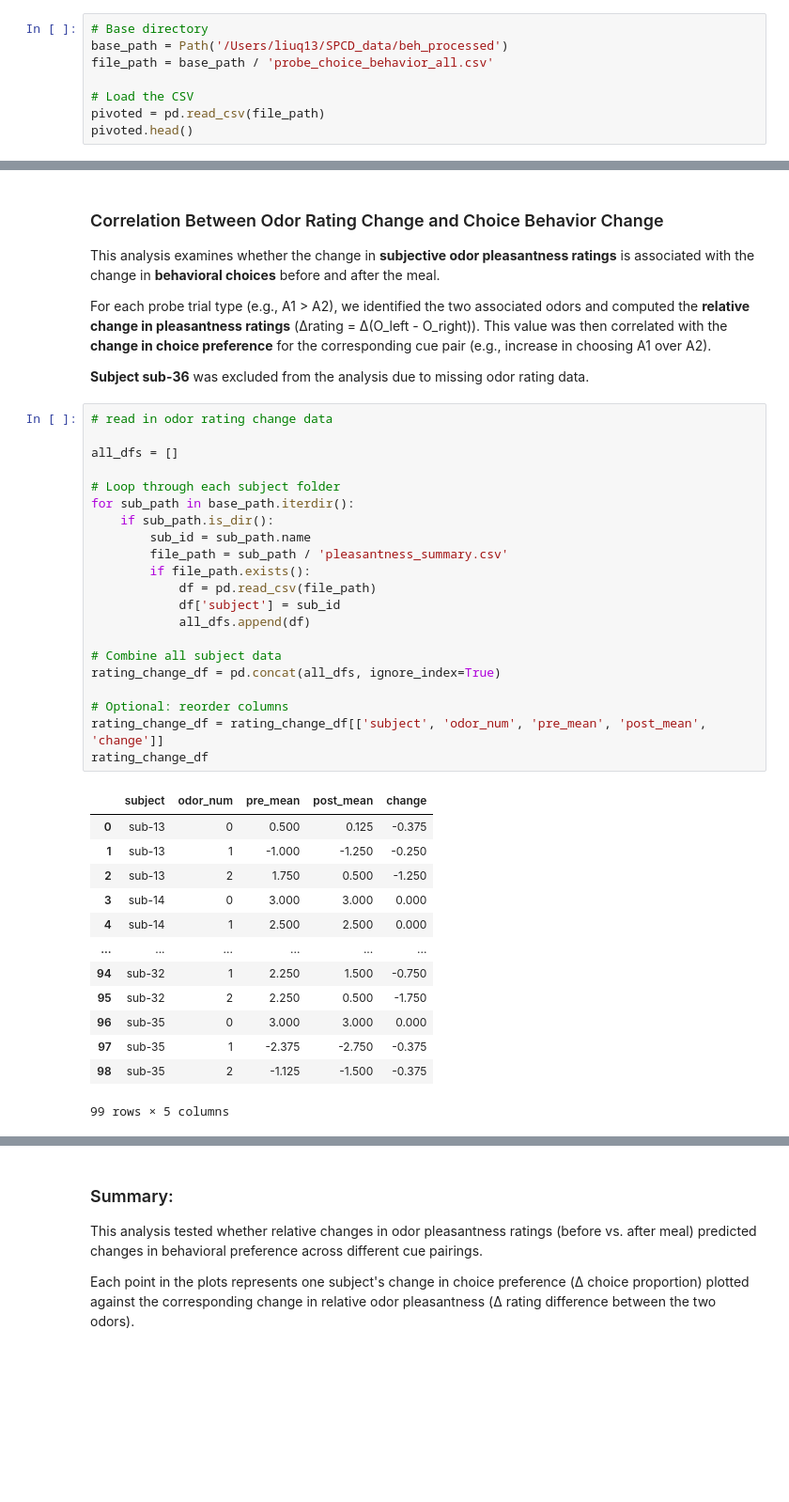
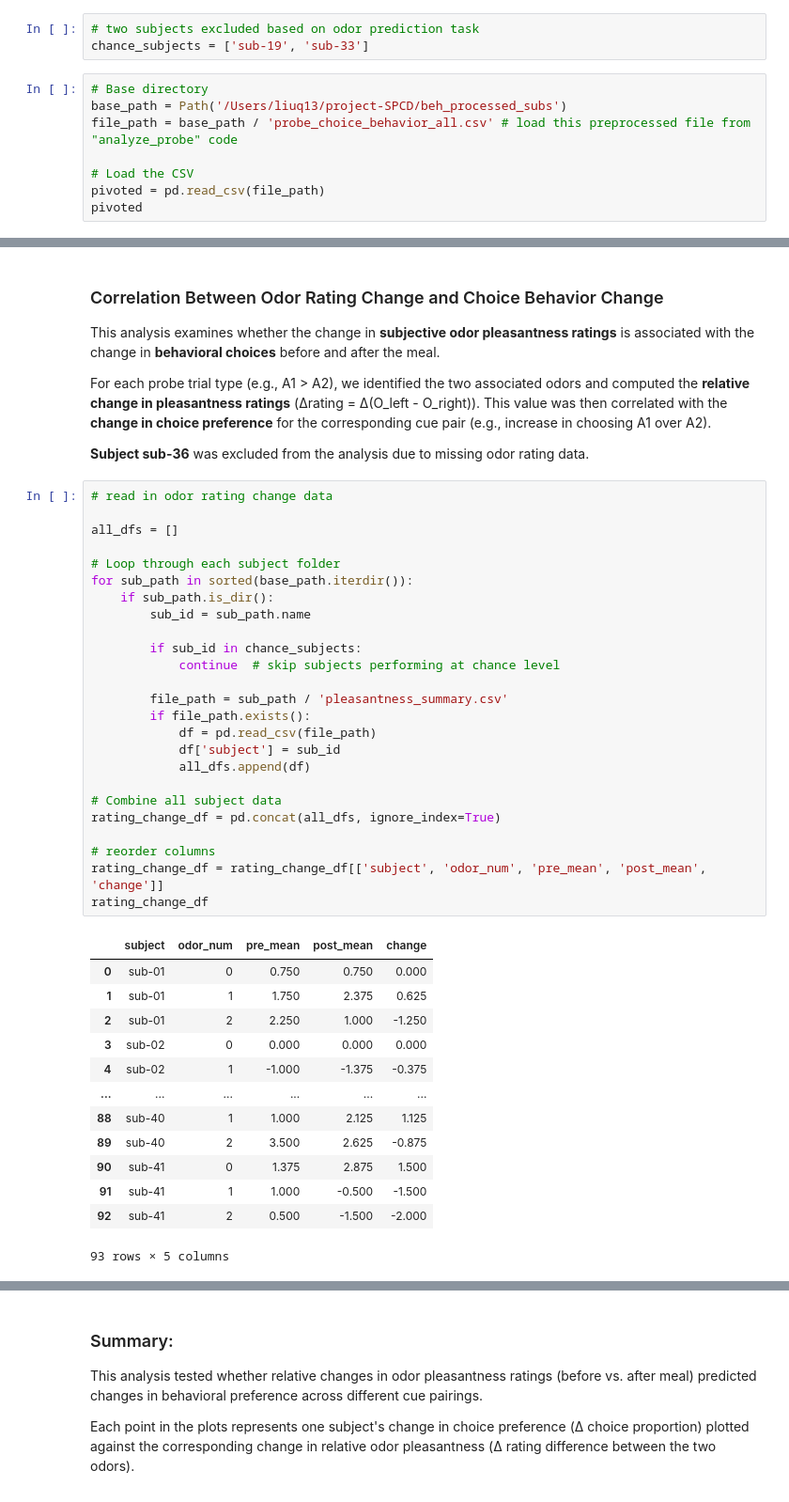
Before and after one commit to QingfangLiu/project-spcd, a Jupyter notebook: scripts_behavior/corr_probe_beh_odor_rating.ipynb, the cells around one changed output, grey strips where cells are left out. Shown at 94% size. Drawn from its saved outputs; the diff is of its cells as text; blank space fills up the shorter version.

```diff
--- a/scripts_behavior/corr_probe_beh_odor_rating.ipynb
+++ b/scripts_behavior/corr_probe_beh_odor_rating.ipynb
@@ -17,10 +24,13 @@ from scipy.stats import pearsonr
+# %%
+# two subjects excluded based on odor prediction task
+chance_subjects = ['sub-19', 'sub-33']
 # %%
 # Base directory
-base_path = Path('/Users/liuq13/SPCD_data/beh_processed')
-file_path = base_path / 'probe_choice_behavior_all.csv'
+base_path = Path('/Users/liuq13/project-SPCD/beh_processed_subs')
+file_path = base_path / 'probe_choice_behavior_all.csv' # load this preprocessed file from "analyze_probe" code
 
 # Load the CSV
 pivoted = pd.read_csv(file_path)
-pivoted.head()
+pivoted
 # %% [output]
 |  | subject | choice_class | post | pre | change |
@@ -40,35 +57,39 @@ For each probe trial type (e.g., A1 > A2), we identified the two associated odor
 # %%
 # read in odor rating change data
 
 all_dfs = []
 
 # Loop through each subject folder
-for sub_path in base_path.iterdir():
+for sub_path in sorted(base_path.iterdir()):
     if sub_path.is_dir():
         sub_id = sub_path.name
+
+        if sub_id in chance_subjects:
+            continue  # skip subjects performing at chance level
+
         file_path = sub_path / 'pleasantness_summary.csv'
         if file_path.exists():
             df = pd.read_csv(file_path)
             df['subject'] = sub_id
             all_dfs.append(df)
 
 # Combine all subject data
 rating_change_df = pd.concat(all_dfs, ignore_index=True)
 
-# Optional: reorder columns
+# reorder columns
 rating_change_df = rating_change_df[['subject', 'odor_num', 'pre_mean', 'post_mean', 'change']]
 rating_change_df
 # %% [output]
 |  | subject | odor_num | pre_mean | post_mean | change |
-| 0 | sub-13 | 0 | 0.500 | 0.125 | -0.375 |
-| 1 | sub-13 | 1 | -1.000 | -1.250 | -0.250 |
-| 2 | sub-13 | 2 | 1.750 | 0.500 | -1.250 |
-| 3 | sub-14 | 0 | 3.000 | 3.000 | 0.000 |
-| 4 | sub-14 | 1 | 2.500 | 2.500 | 0.000 |
+| 0 | sub-01 | 0 | 0.750 | 0.750 | 0.000 |
+| 1 | sub-01 | 1 | 1.750 | 2.375 | 0.625 |
+| 2 | sub-01 | 2 | 2.250 | 1.000 | -1.250 |
+| 3 | sub-02 | 0 | 0.000 | 0.000 | 0.000 |
+| 4 | sub-02 | 1 | -1.000 | -1.375 | -0.375 |
 | ... | ... | ... | ... | ... | ... |
-| 94 | sub-32 | 1 | 2.250 | 1.500 | -0.750 |
-| 95 | sub-32 | 2 | 2.250 | 0.500 | -1.750 |
-| 96 | sub-35 | 0 | 3.000 | 3.000 | 0.000 |
-| 97 | sub-35 | 1 | -2.375 | -2.750 | -0.375 |
-| 98 | sub-35 | 2 | -1.125 | -1.500 | -0.375 |
+| 88 | sub-40 | 1 | 1.000 | 2.125 | 1.125 |
+| 89 | sub-40 | 2 | 3.500 | 2.625 | -0.875 |
+| 90 | sub-41 | 0 | 1.375 | 2.875 | 1.500 |
+| 91 | sub-41 | 1 | 1.000 | -0.500 | -1.500 |
+| 92 | sub-41 | 2 | 0.500 | -1.500 | -2.000 |
-99 rows × 5 columns
+93 rows × 5 columns
```
Also changed, not shown: parts of 11 cells of this notebook, 7 other files.
